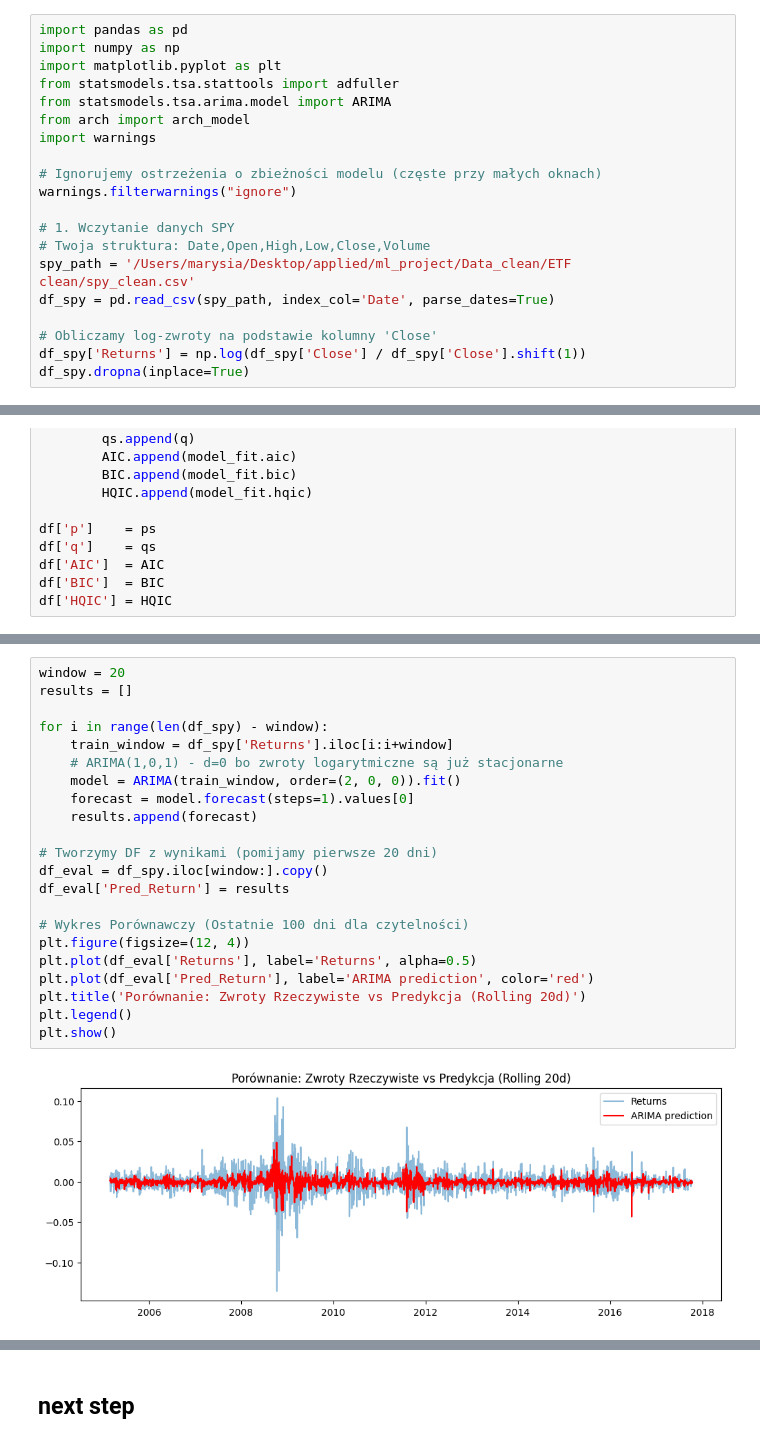
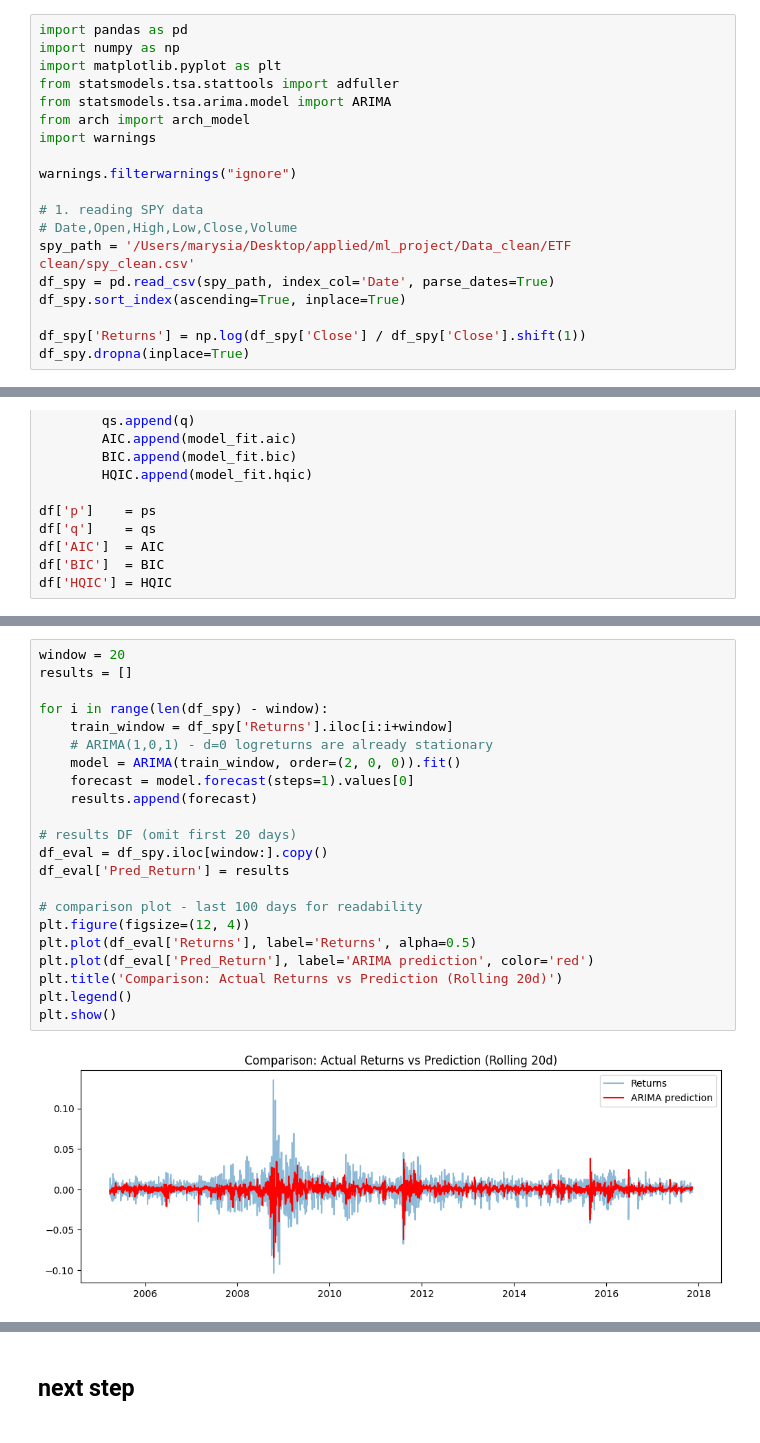
Before and after one commit to MariaNowacka/ml_project, a Jupyter notebook: notebooks/time_series.ipynb, the cells around one changed output, grey strips where cells are left out. Saved outputs shown, nothing was run; the diff lists cells and outputs as text.

```diff
--- a/notebooks/time_series.ipynb
+++ b/notebooks/time_series.ipynb
@@ -43,15 +44,14 @@ from statsmodels.tsa.arima.model import ARIMA
 from arch import arch_model
 import warnings
 
-# Ignorujemy ostrzeżenia o zbieżności modelu (częste przy małych oknach)
 warnings.filterwarnings("ignore")
 
-# 1. Wczytanie danych SPY
-# Twoja struktura: Date,Open,High,Low,Close,Volume
+# 1. reading SPY data
+# Date,Open,High,Low,Close,Volume
 spy_path = '/Users/marysia/Desktop/applied/ml_project/Data_clean/ETF clean/spy_clean.csv'
 df_spy = pd.read_csv(spy_path, index_col='Date', parse_dates=True)
+df_spy.sort_index(ascending=True, inplace=True)
 
-# Obliczamy log-zwroty na podstawie kolumny 'Close'
 df_spy['Returns'] = np.log(df_spy['Close'] / df_spy['Close'].shift(1))
 df_spy.dropna(inplace=True)
 # %%
@@ -163,25 +163,25 @@ Czy dane są stacjonarne? True
 # %%
 window = 20
 results = []
 
 for i in range(len(df_spy) - window):
     train_window = df_spy['Returns'].iloc[i:i+window]
-    # ARIMA(1,0,1) - d=0 bo zwroty logarytmiczne są już stacjonarne
+    # ARIMA(1,0,1) - d=0 logreturns are already stationary
     model = ARIMA(train_window, order=(2, 0, 0)).fit()
     forecast = model.forecast(steps=1).values[0]
     results.append(forecast)
 
-# Tworzymy DF z wynikami (pomijamy pierwsze 20 dni)
+# results DF (omit first 20 days)
 df_eval = df_spy.iloc[window:].copy()
 df_eval['Pred_Return'] = results
 
-# Wykres Porównawczy (Ostatnie 100 dni dla czytelności)
+# comparison plot - last 100 days for readability
 plt.figure(figsize=(12, 4))
 plt.plot(df_eval['Returns'], label='Returns', alpha=0.5)
 plt.plot(df_eval['Pred_Return'], label='ARIMA prediction', color='red')
-plt.title('Porównanie: Zwroty Rzeczywiste vs Predykcja (Rolling 20d)')
+plt.title('Comparison: Actual Returns vs Prediction (Rolling 20d)')
 plt.legend()
 plt.show()
 # %% [output]
-[figure, old version]
+[figure, new version]
 # %%
```
Also changed, not shown: parts of 21 cells of this notebook.
